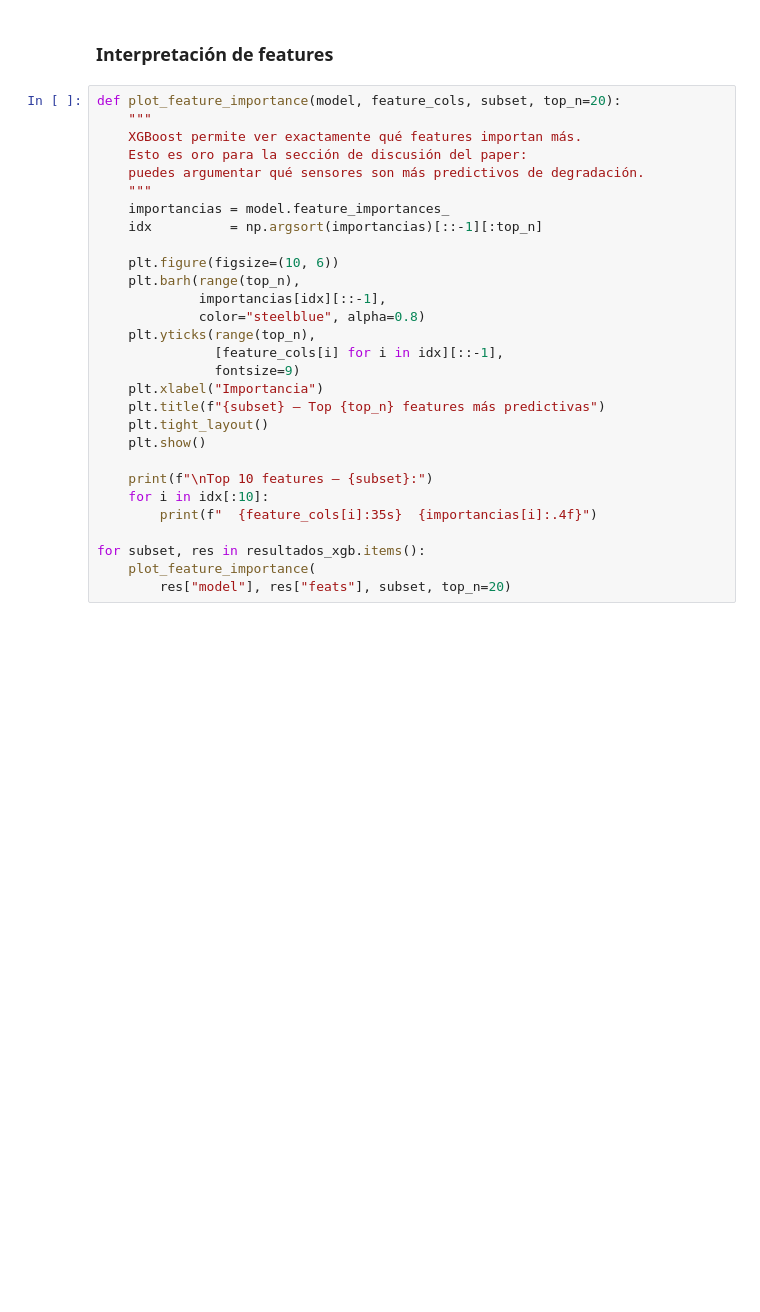
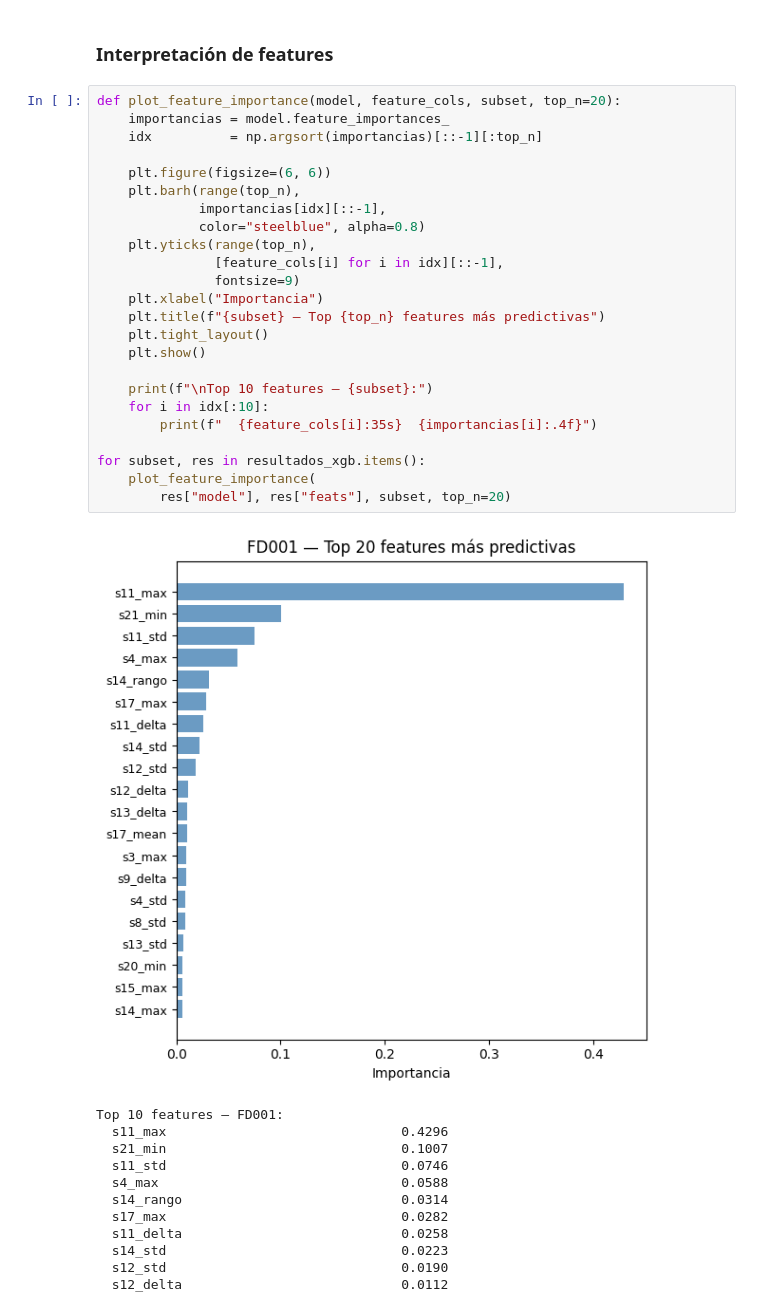
Before and after one commit to mfernl/MPMT_RUL_TFM, a Jupyter notebook: Prediction_models/XGBoost.ipynb, the cells around one changed output. Cells and saved outputs as stored; diff of their text form; blank space fills up the shorter version.

Commit message:
XGBoost feature representation

```diff
--- a/Prediction_models/XGBoost.ipynb
+++ b/Prediction_models/XGBoost.ipynb
@@ -313,30 +313,38 @@ Score : 4042.6
 ### Interpretación de features
 # %%
 def plot_feature_importance(model, feature_cols, subset, top_n=20):
-    """
-    XGBoost permite ver exactamente qué features importan más.
-    Esto es oro para la sección de discusión del paper:
-    puedes argumentar qué sensores son más predictivos de degradación.
-    """
     importancias = model.feature_importances_
     idx          = np.argsort(importancias)[::-1][:top_n]
 
-    plt.figure(figsize=(10, 6))
+    plt.figure(figsize=(6, 6))
     plt.barh(range(top_n),
              importancias[idx][::-1],
              color="steelblue", alpha=0.8)
     plt.yticks(range(top_n),
                [feature_cols[i] for i in idx][::-1],
                fontsize=9)
     plt.xlabel("Importancia")
     plt.title(f"{subset} — Top {top_n} features más predictivas")
     plt.tight_layout()
     plt.show()
 
     print(f"\nTop 10 features — {subset}:")
     for i in idx[:10]:
         print(f"  {feature_cols[i]:35s}  {importancias[i]:.4f}")
 
 for subset, res in resultados_xgb.items():
     plot_feature_importance(
         res["model"], res["feats"], subset, top_n=20)
+# %% [output]
+[figure, added]
+Top 10 features — FD001:
+  s11_max                              0.4296
+  s21_min                              0.1007
+  s11_std                              0.0746
+  s4_max                               0.0588
+  s14_rango                            0.0314
+  s17_max                              0.0282
+  s11_delta                            0.0258
+  s14_std                              0.0223
+  s12_std                              0.0190
+  s12_delta                            0.0112
```
Also changed, not shown: parts of 2 cells of this notebook, 1 other file.
